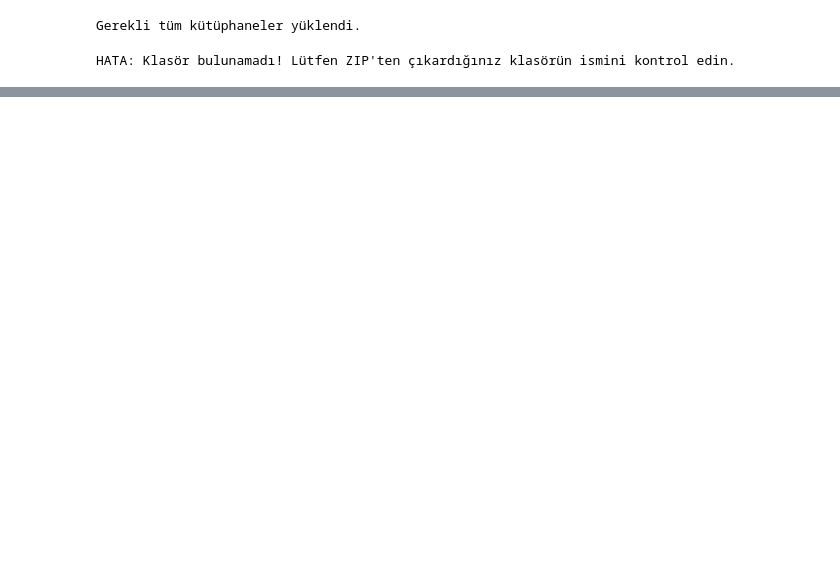
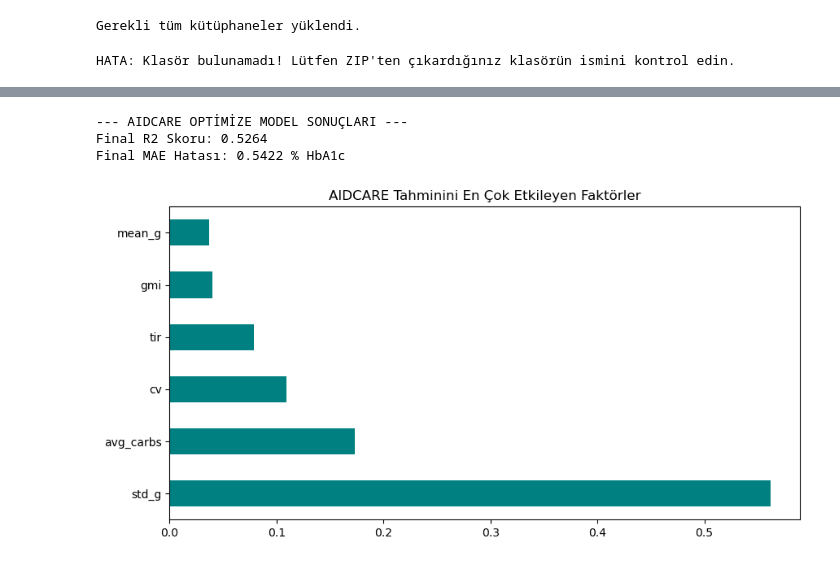
Before and after one commit to alican41/HbA1c-AIDCARE, a Jupyter notebook: hba1c_prediction_model_cgm.ipynb, the cells around one changed output, grey strips where cells are left out. Saved outputs shown, nothing was run; the diff lists cells and outputs as text; code cells hidden in the pictures; blank space fills up the shorter version.

```diff
--- a/hba1c_prediction_model_cgm.ipynb
+++ b/hba1c_prediction_model_cgm.ipynb
@@ -29,0 +223,17 @@ HATA: Klasör bulunamadı! Lütfen ZIP'ten çıkardığınız klasörün ismini
+# %%
+import os
+import glob
+
+# Ana dizin
+base_path = 'cgmacros'
+
+# 'DataDictionary' kelimesini içermeyen tüm CSV dosyalarını tara
+all_files = glob.glob(os.path.join(base_path, "**/*.csv"), recursive=True)
+real_data_files = [f for f in all_files if "DataDictionary" not in f]
+
+print(f"--- Gerçek Veri Dosyaları Listesi ---")
+if not real_data_files:
+    print("HATA: Ölçüm verisi içeren CSV dosyası bulunamadı. Lütfen ZIP içeriğini tam çıkardığınızdan emin olun.")
+else:
+    for i, file in enumerate(real_data_files):
+        print(f"{i+1}. {file}")
@@ -29,0 +1101,44 @@ HATA: Klasör bulunamadı! Lütfen ZIP'ten çıkardığınız klasörün ismini
+# %%
+from sklearn.ensemble import GradientBoostingRegressor
+from sklearn.metrics import r2_score, mean_absolute_error
+import matplotlib.pyplot as plt
+
+# 1. Veriyi hazırla
+X = final_df_validated[['mean_g', 'std_g', 'cv', 'tir', 'gmi', 'avg_carbs']]
+y = final_df_validated['hba1c_target']
+
+# Eğitim ve test setini tekrar ayır (Daha geniş eğitim seti için test_size=0.15)
+X_train, X_test, y_train, y_test = train_test_split(X, y, test_size=0.15, random_state=42)
+
+# 2. Optimize Edilmiş Gradyan Artırma Modeli
+final_aidcare_model = GradientBoostingRegressor(
+    n_estimators=2000,   # Daha fazla deneme ile hata azaltma
+    learning_rate=0.01,  # Daha yavaş ve sağlam öğrenme
+    max_depth=5,         # Değişkenler arası ilişkileri daha derin yakalama
+    min_samples_split=5,
+    loss='huber',        # Aykırı değerlere karşı daha dirençli (HbA1c uç değerleri için)
+    random_state=42
+)
+
+final_aidcare_model.fit(X_train, y_train)
+
+# 3. Performans Değerlendirme
+y_pred = final_aidcare_model.predict(X_test)
+r2_final = r2_score(y_test, y_pred)
+mae_final = mean_absolute_error(y_test, y_pred)
+
+print(f"--- AIDCARE OPTİMİZE MODEL SONUÇLARI ---")
+print(f"Final R2 Skoru: {r2_final:.4f}")
+print(f"Final MAE Hatası: {mae_final:.4f} % HbA1c")
+
+# 4. Özellik Önem Sıralaması (Grafik)
+plt.figure(figsize=(10, 5))
+feat_importances = pd.Series(final_aidcare_model.feature_importances_, index=X.columns)
+feat_importances.nlargest(6).plot(kind='barh', color='teal')
+plt.title('AIDCARE Tahminini En Çok Etkileyen Faktörler')
+plt.show()
+# %% [output]
+--- AIDCARE OPTİMİZE MODEL SONUÇLARI ---
+Final R2 Skoru: 0.5264
+Final MAE Hatası: 0.5422 % HbA1c
+[figure, added]
```
Also changed, not shown: parts of 27 cells of this notebook.
